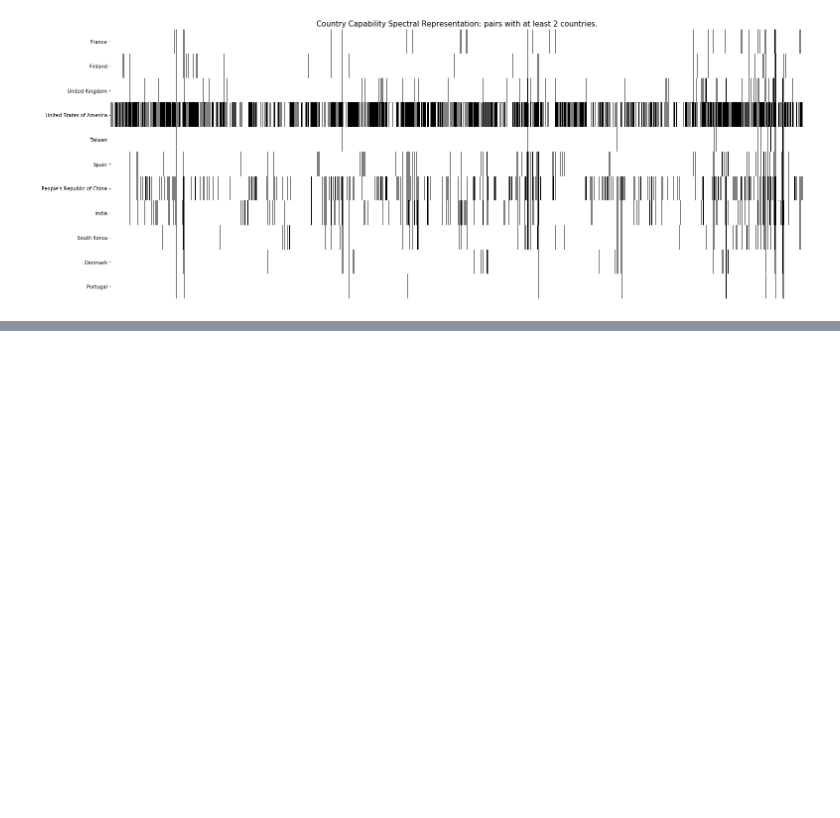
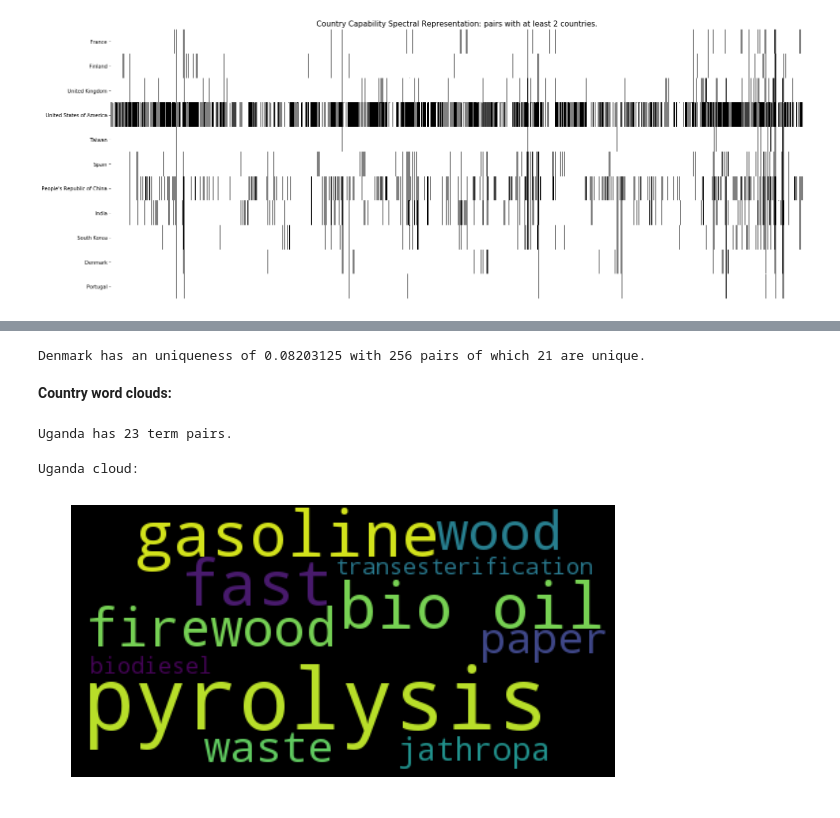
Before and after one commit to duarteocarmo/technological_capabilities, a Jupyter notebook: notebooks/2_1_Capability Correlations_Countries.ipynb, the cells around one changed output, grey strips where cells are left out. Drawn from its saved outputs; the diff is of its cells as text; code cells hidden in the pictures; blank space fills up the shorter version.

Commit message:
added uniqueness ranking

```diff
--- a/notebooks/2_1_Capability Correlations_Countries.ipynb
+++ b/notebooks/2_1_Capability Correlations_Countries.ipynb
@@ -1719,0 +1741,17 @@ plt.show()
+# %%
+# delete 0 entries
+column_sum = np.sum(jumbo_matrix, axis=0)
+zero_counter = 0
+zero_indexes_array = []
+for i in range(len(column_sum)):
+    if column_sum[i] == 0.0:
+        zero_counter += 1
+        zero_indexes_array.append(i)
+
+# adjust size to empy cells and output info
+print 'After deleting pairs with no occurencies:'
+print 'The original shape was of {} countries and {} term pairs.'.format(jumbo_matrix.shape[0], jumbo_matrix.shape[1])
+print '{}% was empty.'.format(zero_counter * 100 / len(column_sum))
+jumbo_matrix = np.delete(jumbo_matrix, zero_indexes_array, 1)
+capability_pair_names = np.delete(capability_pair_names, zero_indexes_array)
+print 'The new shape was of {} countries and {} term pairs.'.format(jumbo_matrix.shape[0], jumbo_matrix.shape[1])
@@ -1719,0 +1880,36 @@ plt.show()
+# %%
+dk = 'Denmark'
+print '{} has an uniqueness of {} with {} pairs of which {} are unique.'.format(dk, country_uniqueness(dk), number_of_unique_pairs(dk)[1], number_of_unique_pairs(dk)[0])
+# %% [output]
+Denmark has an uniqueness of 0.08203125 with 256 pairs of which 21 are unique.
+# %% [markdown]
+**Country word clouds:**
+# %%
+country_for_cloud = 'Uganda'
+index_for_cloud = list_of_countries.index(country_for_cloud)
+jumbo_array = jumbo_matrix[index_for_cloud, :]
+string = ''
+pair_counter = 0
+
+for i in range(len(capability_pair_names)):
+    if jumbo_array[i] > 0.0:
+        pair_counter += 1
+        string += ' {}'.format(capability_pair_names[i].replace('/', ' '))
+
+print '{} has {} term pairs.'.format(country_for_cloud, pair_counter)
+# %% [output]
+Uganda has 23 term pairs.
+# %%
+text = string
+
+wordcloud = WordCloud().generate(text)
+
+print '{} cloud:'.format(country_for_cloud)
+plt.subplots(1,1,figsize=(15, 5))
+plt.subplot(111)
+plt.imshow(wordcloud, interpolation='bilinear')
+plt.axis("off")
+plt.show()
+# %% [output]
+Uganda cloud:
+[figure, added]
```
Also changed, not shown: parts of 18 cells of this notebook.
